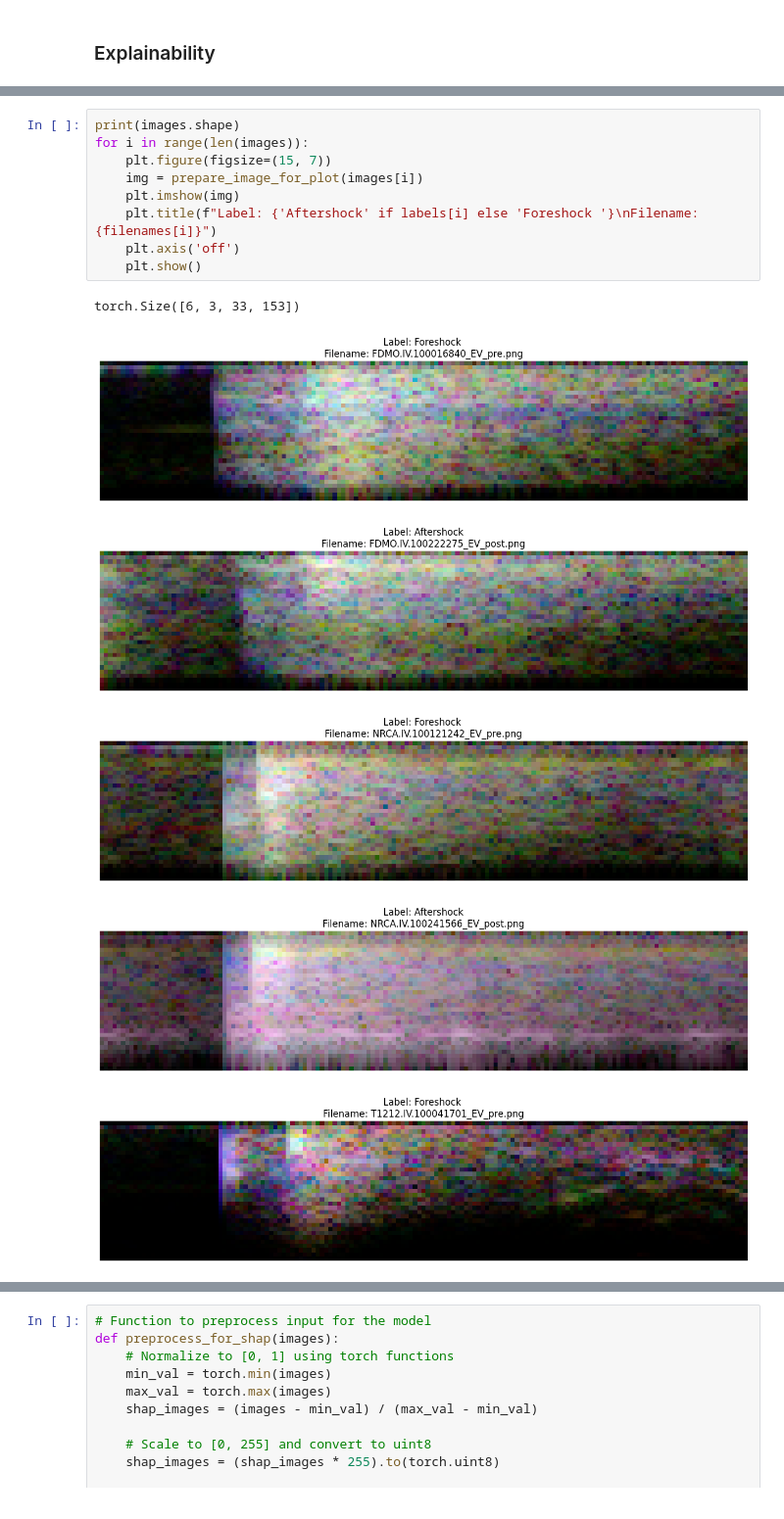
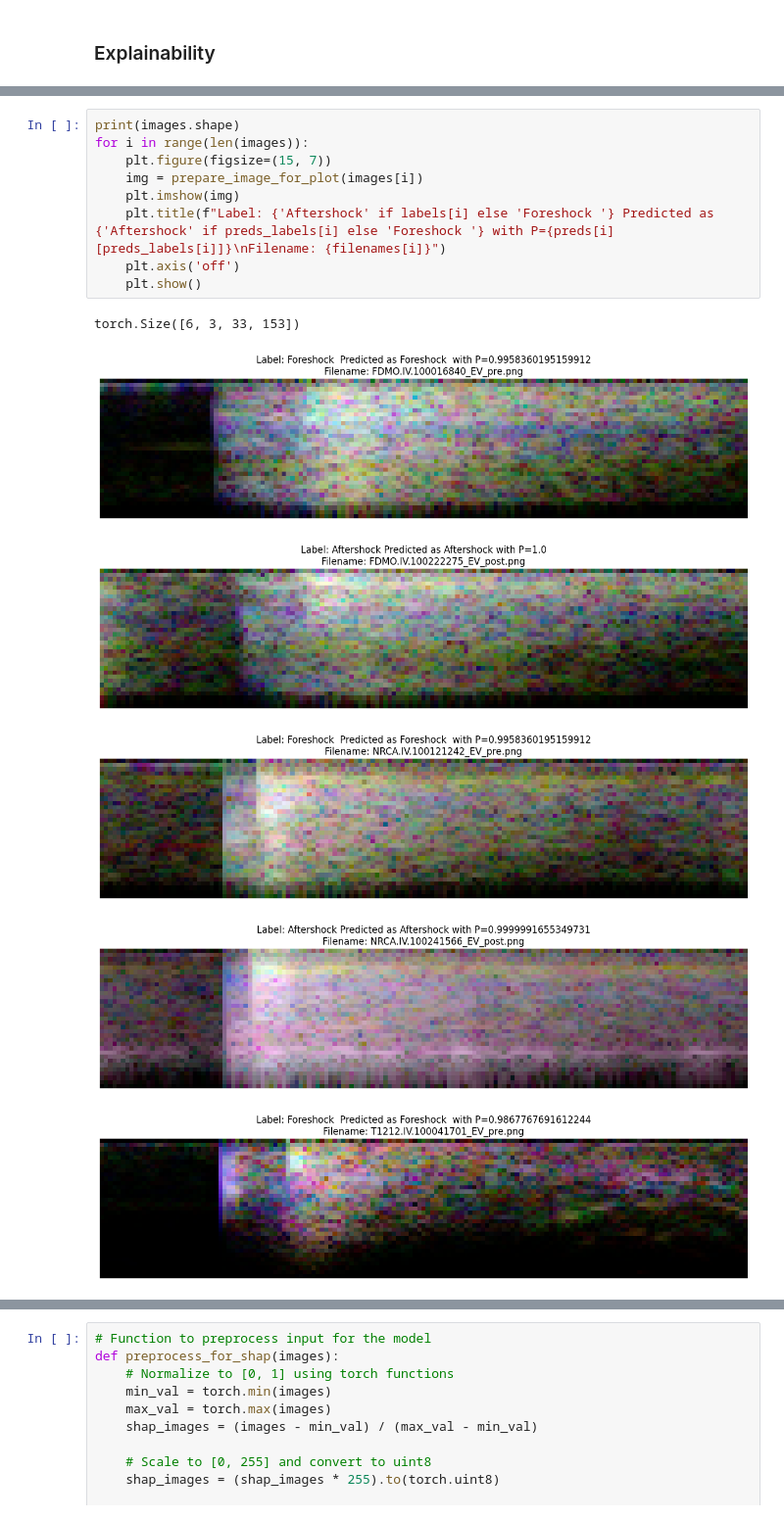
Before and after one commit to FRAMAX444/CNN-explainability-Earthquakes, a Jupyter notebook: training_log_spectrogram.ipynb, the cells around one changed output, grey strips where cells are left out. Shown at 98% size. Saved outputs shown, nothing was run; the diff lists cells and outputs as text.

```diff
--- a/training_log_spectrogram.ipynb
+++ b/training_log_spectrogram.ipynb
@@ -397,16 +402,16 @@ images, labels, filenames = next(iter(explainer_dataloader))
 # %%
 print(images.shape)
 for i in range(len(images)):
     plt.figure(figsize=(15, 7))
     img = prepare_image_for_plot(images[i])
     plt.imshow(img)
-    plt.title(f"Label: {'Aftershock' if labels[i] else 'Foreshock '}\nFilename: {filenames[i]}")
+    plt.title(f"Label: {'Aftershock' if labels[i] else 'Foreshock '} Predicted as {'Aftershock' if preds_labels[i] else 'Foreshock '} with P={preds[i][preds_labels[i]]}\nFilename: {filenames[i]}")
     plt.axis('off')
     plt.show()
 # %% [output]
 torch.Size([6, 3, 33, 153])
-[figure, old version]
+[figure, new version]
-[figure, old version]
+[figure, new version]
-[figure, old version]
+[figure, new version]
-[figure, old version]
+[figure, new version]
-[figure, old version]
+[figure, new version]
```
Also changed, not shown: parts of 3 cells of this notebook.
